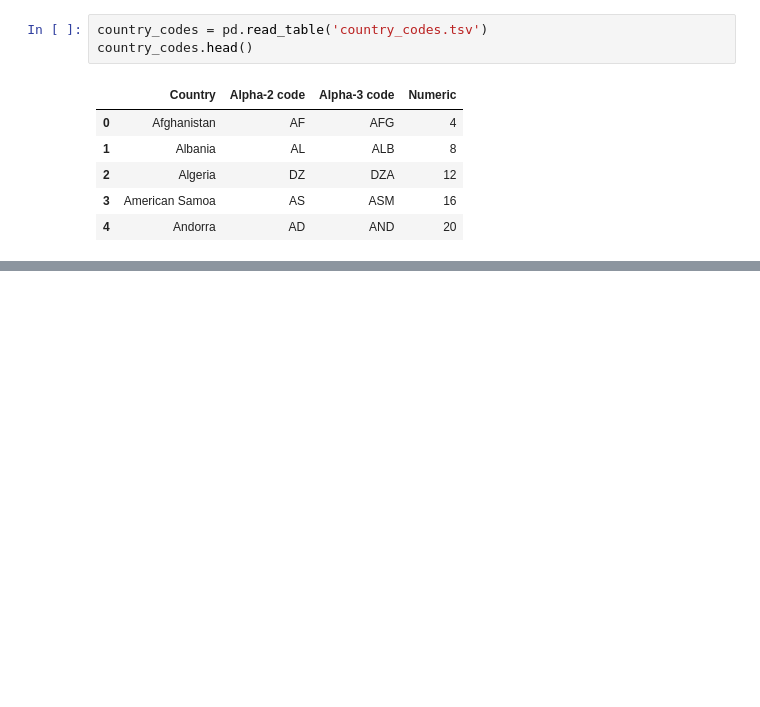
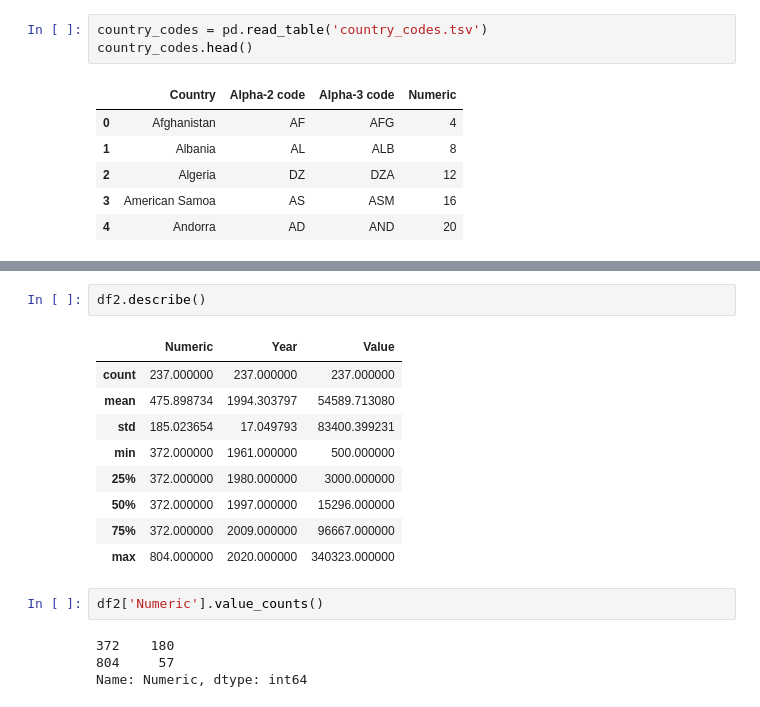
Before and after one commit to Alona-Aldushyna/CA_2, a Jupyter notebook: CA_2.ipynb, the cells around one changed output, grey strips where cells are left out. Cells and saved outputs as stored; diff of their text form; blank space fills up the shorter version.

```diff
--- a/CA_2.ipynb
+++ b/CA_2.ipynb
@@ -741,0 +699,18 @@ fig.show()
+# %%
+df2.describe()
+# %% [output]
+|  | Numeric | Year | Value |
+| count | 237.000000 | 237.000000 | 237.000000 |
+| mean | 475.898734 | 1994.303797 | 54589.713080 |
+| std | 185.023654 | 17.049793 | 83400.399231 |
+| min | 372.000000 | 1961.000000 | 500.000000 |
+| 25% | 372.000000 | 1980.000000 | 3000.000000 |
+| 50% | 372.000000 | 1997.000000 | 15296.000000 |
+| 75% | 372.000000 | 2009.000000 | 96667.000000 |
+| max | 804.000000 | 2020.000000 | 340323.000000 |
+# %%
+df2['Numeric'].value_counts()
+# %% [output]
+372    180
+804     57
+Name: Numeric, dtype: int64
```
Also changed, not shown: parts of 22 cells of this notebook, 1 other file.
